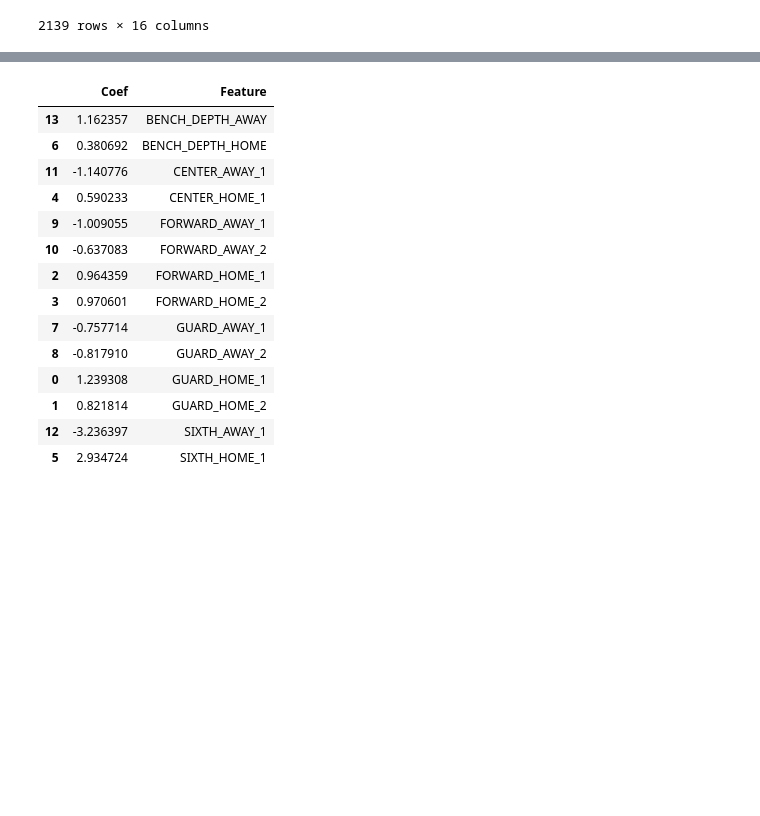
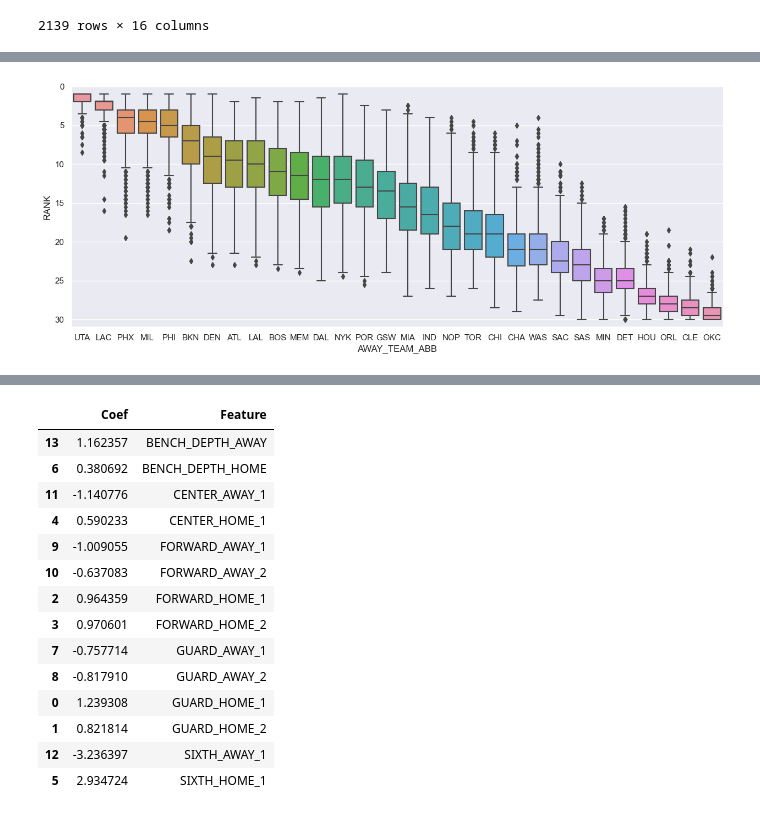
Before and after one commit to finnoh/data_science_project, a Jupyter notebook: season_prediction_rapm.ipynb, the cells around one changed output, grey strips where cells are left out. Cells and saved outputs as stored; diff of their text form; code cells hidden in the pictures; blank space fills up the shorter version.

```diff
--- a/season_prediction_rapm.ipynb
+++ b/season_prediction_rapm.ipynb
@@ -399,0 +824,4 @@ plt.show()
+# %%
+n_sim = 1000
+# %%
+one_season, season_sim = simulate_one_season(mean_predicted=mean_plus_minus_pred, sigma_predicted=sigma_plus_minus_pred, n_sim=n_sim)
@@ -399,0 +865,17 @@ plt.show()
+# %%
+team_conference = pd.read_csv("./data/data_assets/team_conference.csv", delimiter="\t")
+# %%
+performance = pd.merge(performance_tmp, team_conference, left_on="AWAY_TEAM_ABB", right_on="TEAM_ABBREVIATION", how='left')
+performance['CONF_RANK'] = performance.groupby(['CONFERENCE', 'HISTORY'])['WINS'].rank(ascending=False)
+# %%
+# Find the order
+my_order = performance.groupby('AWAY_TEAM_ABB')["RANK"].median().sort_values().index
+chart = sns.catplot(data=performance, x='AWAY_TEAM_ABB', y='RANK', order=my_order, kind='box', aspect=2.5, sharex=False)
+
+# edit axes
+plt.ylim(0, 31)
+plt.gca().invert_yaxis()
+
+plt.show()
+# %% [output]
+[figure, added]
```
Also changed, not shown: parts of 50 cells of this notebook, 6 other files.
